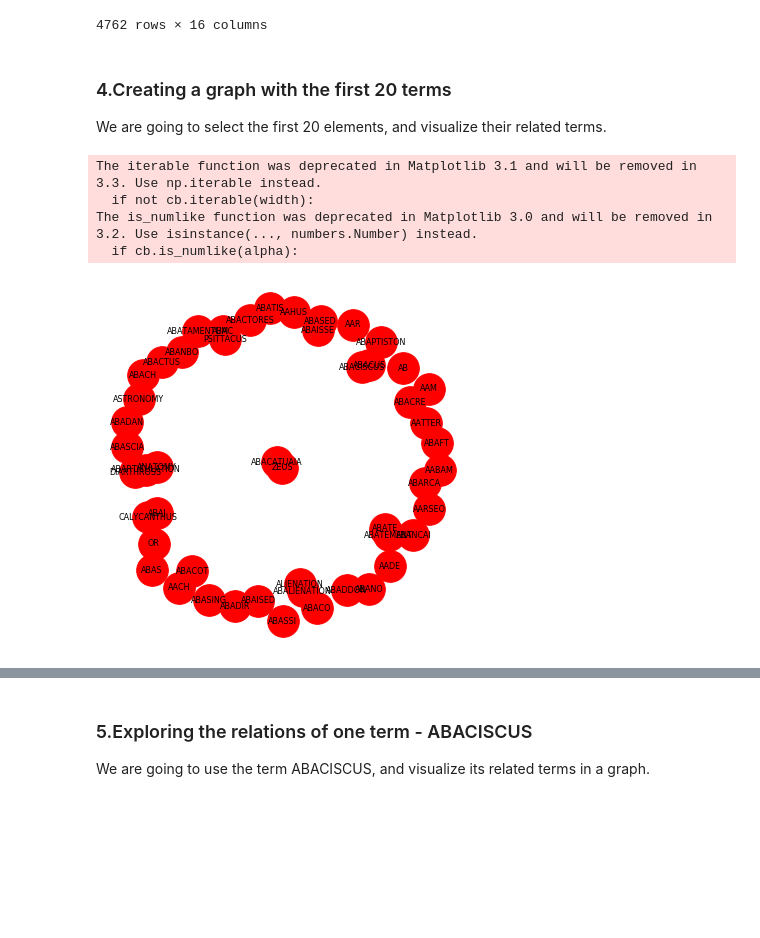
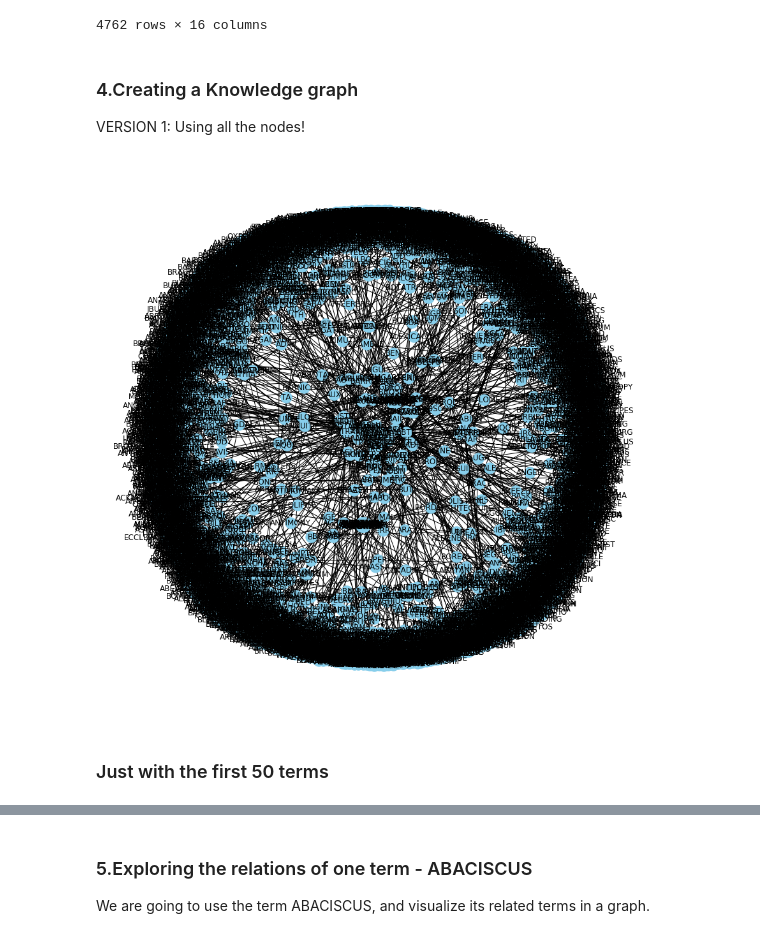
Before and after one commit to francesNLP/frances, a Jupyter notebook: NLS_EB/EB_Dataframe_KnowledgeGraph.ipynb, the cells around one changed output, grey strips where cells are left out. Cells and saved outputs as stored; diff of their text form; code cells hidden in the pictures; blank space fills up the shorter version.

```diff
--- a/NLS_EB/EB_Dataframe_KnowledgeGraph.ipynb
+++ b/NLS_EB/EB_Dataframe_KnowledgeGraph.ipynb
@@ -18,9 +18,13 @@ from pandas.io.json import json_normalize
 # %% [markdown]
 ### Functions
 # %%
-def create_graph_df(df):
-    num=50
-    graph_df = nx.from_pandas_edgelist(df.head(n=num), source='term', target='related_terms', edge_attr=True)
+def create_graph_df(df, num=None):
+    if num:
+        graph_df = nx.from_pandas_edgelist(df.head(n=num), source='term', target='related_terms', edge_attr=True, create_using=nx.MultiDiGraph())
+
+    else:
+        graph_df = nx.from_pandas_edgelist(df, source='term', target='related_terms', edge_attr=True, create_using=nx.MultiDiGraph())
+
     return graph_df
 # %%
 def explore_a_term(df, term):
@@ -145,22 +148,21 @@ df_related_1771_vol1
 | 3966 | BYZANTIUM | the ancient mame of Constantinople, | BYZANTIUM | 5 | BUXBYZ | 829 | 829 | 14 | ... |
 | 3967 | BZO | a town of Africa, in the kingdom ... | BZO | 289 | BUXBYZ | 829 | 830 | 15 | ... |
 4762 rows × 16 columns
-# %% [markdown]
-### 4.Creating a graph with the first 20 terms
-
-We are going to select the first 20 elements, and visualize their related terms.
+# %% [markdown]
+### 4.Creating a Knowledge graph
+
+
+VERSION 1: Using all the nodes!
 # %%
 
 graph_df = create_graph_df(df_related_1771_vol1)
 # %%
-plt.figure(figsize=(5,5))
+plt.figure(figsize=(12,12))
+
 pos = nx.spring_layout(graph_df)
-nx.draw(graph_df, cmap = plt.get_cmap('jet'), with_labels=True, node_size = 1000, font_size=8, alpha=1)
-plt.axis('off')
+nx.draw(graph_df, with_labels=True, node_color='skyblue', edge_cmap=plt.cm.Blues, pos = pos)
 plt.show()
 # %% [output]
-The iterable function was deprecated in Matplotlib 3.1 and will be removed in 3.3. Use np.iterable instead.
-  if not cb.iterable(width):
-The is_numlike function was deprecated in Matplotlib 3.0 and will be removed in 3.2. Use isinstance(..., numbers.Number) instead.
-  if cb.is_numlike(alpha):
-[figure, old version]
+[figure, new version]
+# %% [markdown]
+### Just with the first 50 terms
```
Also changed, not shown: parts of 14 cells of this notebook.
